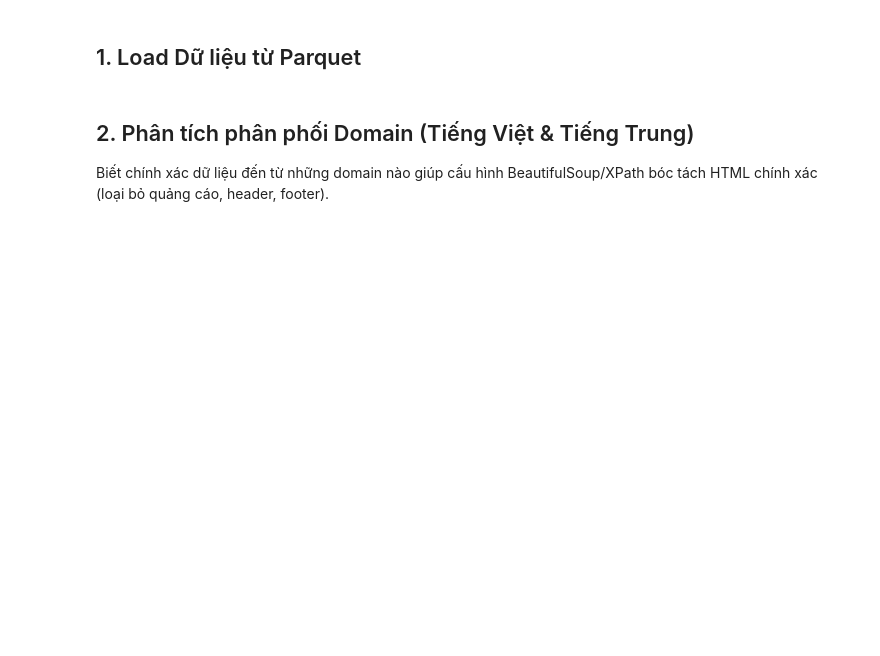
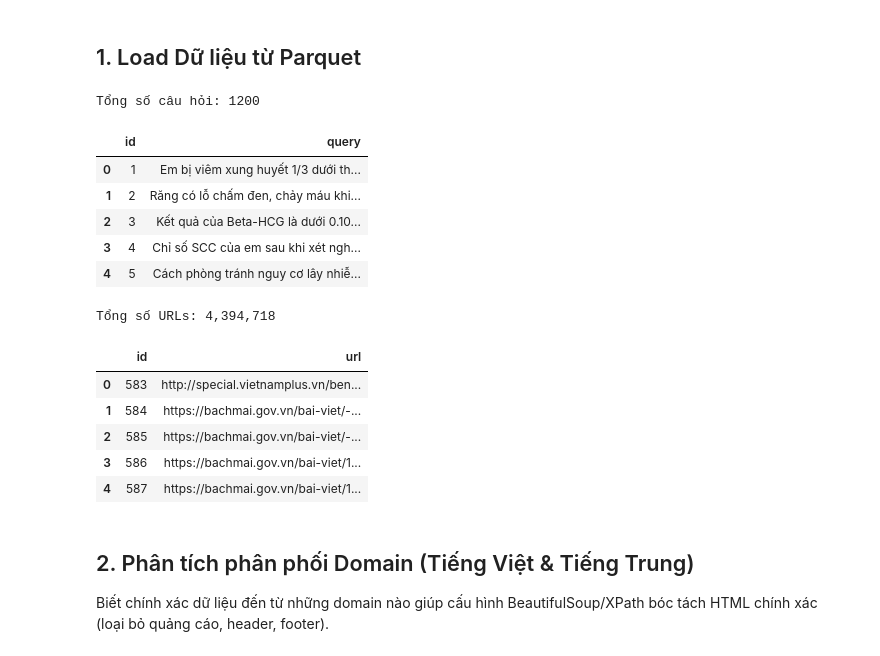
Before and after one commit to ptquanh/R2AI-Stage-3-2026, a Jupyter notebook: notebooks/1_EDA_URLs_and_Queries.ipynb, the cells around one changed output. Saved outputs shown, nothing was run; the diff lists cells and outputs as text; code cells hidden in the pictures; blank space fills up the shorter version.

Commit message:
docs: update data description

```diff
--- a/notebooks/1_EDA_URLs_and_Queries.ipynb
+++ b/notebooks/1_EDA_URLs_and_Queries.ipynb
@@ -16,13 +14,28 @@ ModuleNotFoundError: No module named 'pyarrow'
 # %% [markdown]
 ## 1. Load Dữ liệu từ Parquet
 # %%
-df_queries = pq.read_table('../data/raw/query.parquet').to_pandas()
+df_queries = pq.read_table('../data/raw/btc_provided/query.parquet').to_pandas()
 print(f"Tổng số câu hỏi: {len(df_queries)}")
 display(df_queries.head())
 
-df_corpus = pq.read_table('../data/raw/links_corpus.parquet').to_pandas()
+df_corpus = pq.read_table('../data/raw/btc_provided/links_corpus.parquet').to_pandas()
 print(f"Tổng số URLs: {len(df_corpus):,}")
 display(df_corpus.head())
+# %% [output]
+Tổng số câu hỏi: 1200
+|  | id | query |
+| 0 | 1 | Em bị viêm xung huyết 1/3 dưới th... |
+| 1 | 2 | Răng có lỗ chấm đen, chảy máu khi... |
+| 2 | 3 | Kết quả của Beta-HCG là dưới 0.10... |
+| 3 | 4 | Chỉ số SCC của em sau khi xét ngh... |
+| 4 | 5 | Cách phòng tránh nguy cơ lây nhiễ... |
+Tổng số URLs: 4,394,718
+|  | id | url |
+| 0 | 583 | http://special.vietnamplus.vn/ben... |
+| 1 | 584 | https://bachmai.gov.vn/bai-viet/-... |
+| 2 | 585 | https://bachmai.gov.vn/bai-viet/-... |
+| 3 | 586 | https://bachmai.gov.vn/bai-viet/1... |
+| 4 | 587 | https://bachmai.gov.vn/bai-viet/1... |
 # %% [markdown]
 ## 2. Phân tích phân phối Domain (Tiếng Việt & Tiếng Trung)
 Biết chính xác dữ liệu đến từ những domain nào giúp cấu hình BeautifulSoup/XPath bóc tách HTML chính xác (loại bỏ quảng cáo, header, footer).
```
Also changed, not shown: parts of 3 cells of this notebook, 3 other files.
